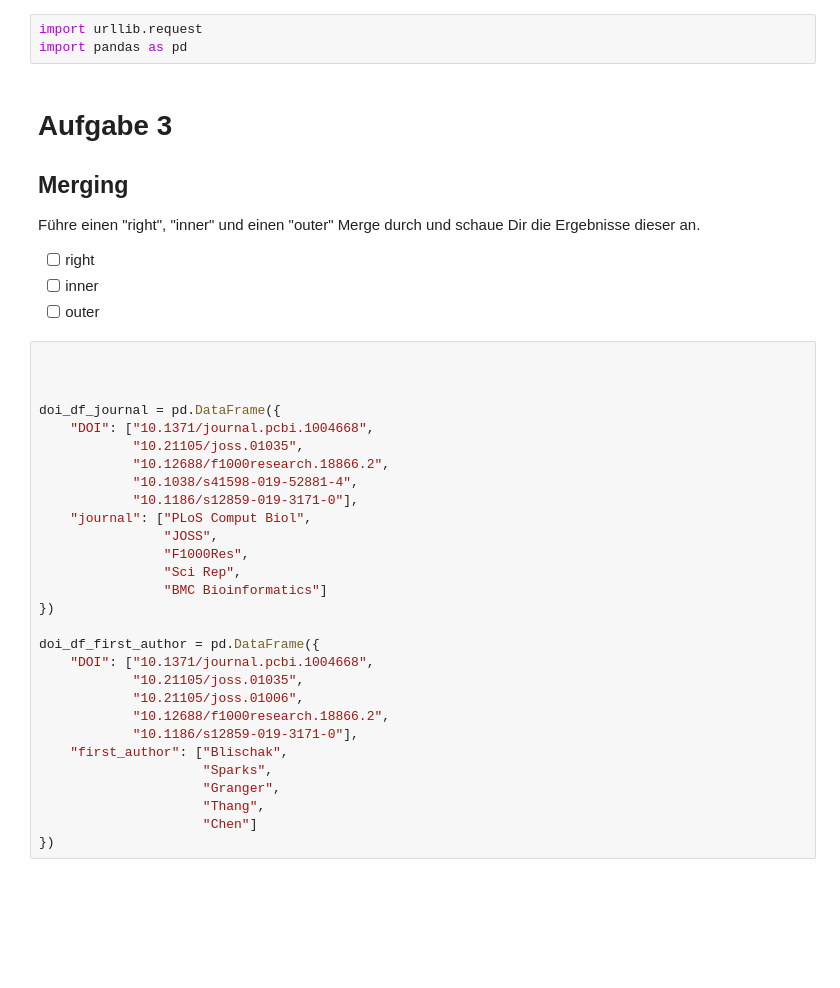
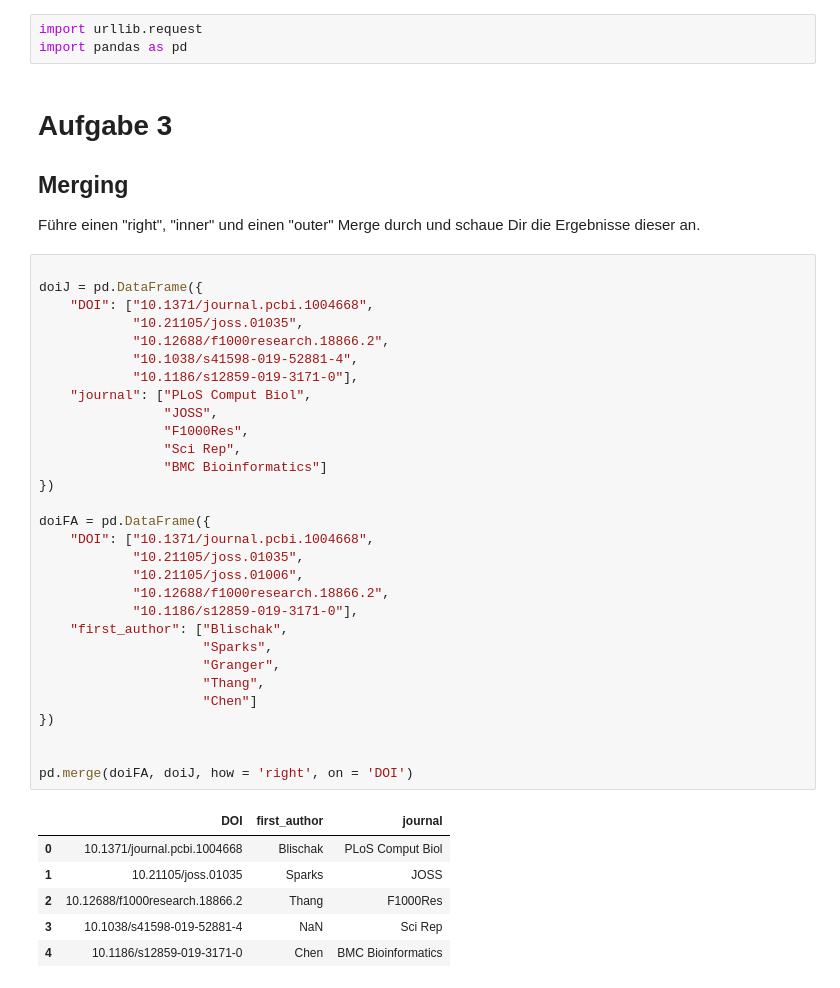
Before and after one commit to nanselm/2023-2024-ZK_FDM_nanselm, a Jupyter notebook: 20231219_fdm_ha3.ipynb, the cells around one changed output. Saved outputs shown, nothing was run; the diff lists cells and outputs as text; blank space fills up the shorter version.

```diff
--- a/20231219_fdm_ha3.ipynb
+++ b/20231219_fdm_ha3.ipynb
@@ -7,36 +7,40 @@ import pandas as pd
 ## Merging
 
 Führe einen "right", "inner" und einen "outer" Merge durch und schaue Dir die Ergebnisse dieser an.
-
-- [ ] right
-- [ ] inner
-- [ ] outer
 # %%
 
-
-
-doi_df_journal = pd.DataFrame({
+doiJ = pd.DataFrame({
     "DOI": ["10.1371/journal.pcbi.1004668",
             "10.21105/joss.01035",
             "10.12688/f1000research.18866.2",
             "10.1038/s41598-019-52881-4",
             "10.1186/s12859-019-3171-0"],
     "journal": ["PLoS Comput Biol",
                 "JOSS",
                 "F1000Res",
                 "Sci Rep",
                 "BMC Bioinformatics"]
 })
 
-doi_df_first_author = pd.DataFrame({
+doiFA = pd.DataFrame({
     "DOI": ["10.1371/journal.pcbi.1004668",
             "10.21105/joss.01035",
             "10.21105/joss.01006",
             "10.12688/f1000research.18866.2",
             "10.1186/s12859-019-3171-0"],
     "first_author": ["Blischak",
                      "Sparks",
                      "Granger",
                      "Thang",
                      "Chen"]
 })
+
+
+pd.merge(doiFA, doiJ, how = 'right', on = 'DOI')
+# %% [output]
+|  | DOI | first_author | journal |
+| 0 | 10.1371/journal.pcbi.1004668 | Blischak | PLoS Comput Biol |
+| 1 | 10.21105/joss.01035 | Sparks | JOSS |
+| 2 | 10.12688/f1000research.18866.2 | Thang | F1000Res |
+| 3 | 10.1038/s41598-019-52881-4 | NaN | Sci Rep |
+| 4 | 10.1186/s12859-019-3171-0 | Chen | BMC Bioinformatics |
```
Also changed, not shown: parts of 9 cells of this notebook.
